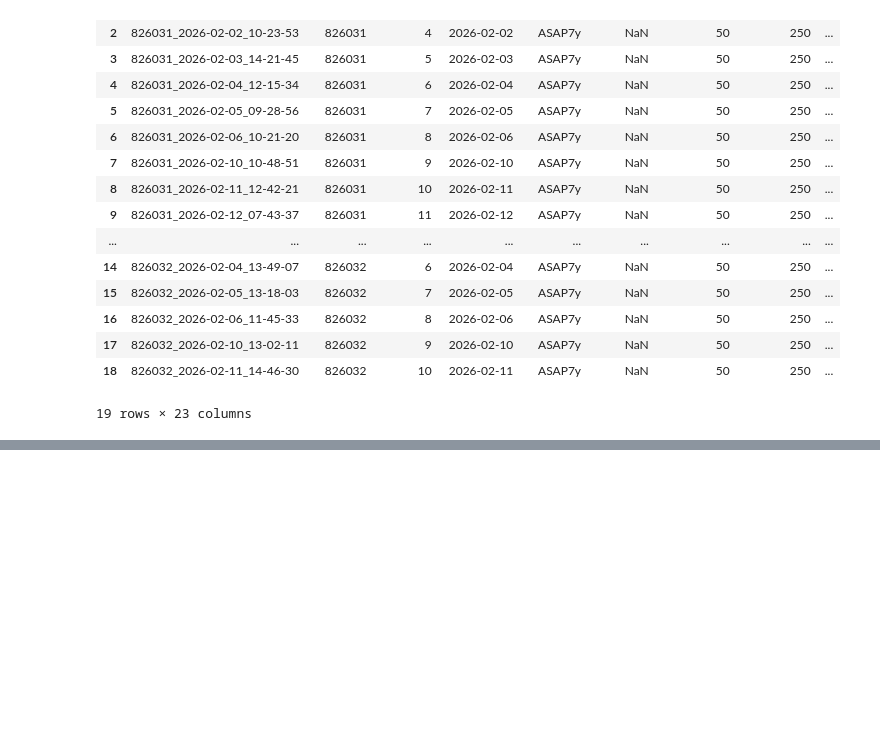
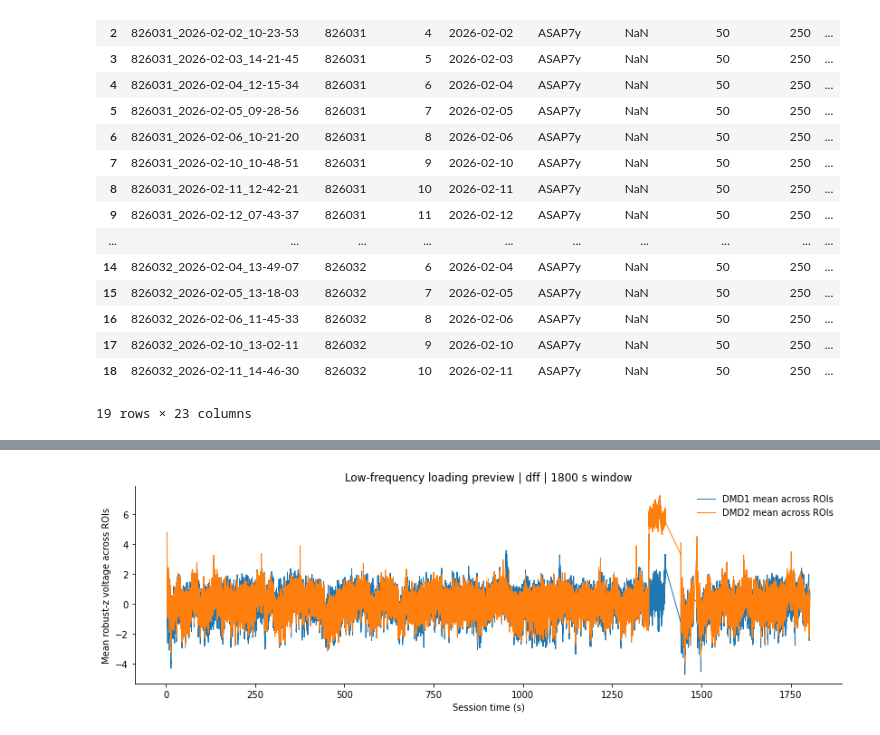
Before and after one commit to AMShelton/vip-slap2-analysis, a Jupyter notebook: notebooks/analysis/voltage/ASAP7_FreqAnalysis.ipynb, the cells around one changed output, grey strips where cells are left out. Saved outputs shown, nothing was run; the diff lists cells and outputs as text; code cells hidden in the pictures; blank space fills up the shorter version.

Commit message:
ASAP7 single-session frequency analysis

```diff
--- a/notebooks/analysis/voltage/ASAP7_FreqAnalysis.ipynb
+++ b/notebooks/analysis/voltage/ASAP7_FreqAnalysis.ipynb
@@ -80,0 +857,65 @@ Found 19 candidate sessions.
+# %%
+# %%
+def robust_zscore_rows(X, eps=1e-8):
+    """
+    Robust z-score each ROI using median/MAD.
+
+    For preview plotting only. Later analyses can choose explicit normalization.
+    """
+    X = np.asarray(X, dtype=np.float32)
+    med = np.nanmedian(X, axis=1, keepdims=True)
+    mad = np.nanmedian(np.abs(X - med), axis=1, keepdims=True)
+    scale = 1.4826 * mad
+    scale = np.maximum(scale, eps)
+    return (X - med) / scale
+
+
+def plot_lowfreq_loading_preview(lf, start_sec=None, duration_sec=300):
+    """
+    Quick sanity plot of loaded low-frequency population activity.
+
+    Plots the robust-z-scored mean across ROIs on each DMD.
+    """
+    dmd_keys = list(lf["dmd"].keys())
+
+    if start_sec is None:
+        start_sec = min(float(lf["dmd"][dmd]["time_sec"][0]) for dmd in dmd_keys)
+
+    stop_sec = start_sec + duration_sec
+
+    fig, ax = plt.subplots(figsize=(14, 4))
+
+    for dmd in dmd_keys:
+        d = lf["dmd"][dmd]
+        t = d["time_sec"]
+        X = d["X"]
+
+        idx = (t >= start_sec) & (t <= stop_sec)
+
+        if idx.sum() < 2:
+            continue
+
+        Xz = robust_zscore_rows(X[:, idx])
+        mean_trace = np.nanmean(Xz, axis=0)
+
+        ax.plot(t[idx], mean_trace, lw=1.0, label=f"{dmd} mean across ROIs")
+
+    ax.set_title(
+        f"Low-frequency loading preview | {lf['signal']} | "
+        f"{duration_sec:g} s window"
+    )
+    ax.set_xlabel("Session time (s)")
+    ax.set_ylabel("Mean robust-z voltage across ROIs")
+    ax.legend(frameon=False)
+    ax.spines[["top", "right"]].set_visible(False)
+
+    plt.show()
+
+
+plot_lowfreq_loading_preview(
+    lf,
+    start_sec=None,
+    duration_sec=1800,
+)
+# %% [output]
+[figure, added]
```
Also changed, not shown: parts of 56 cells of this notebook.
